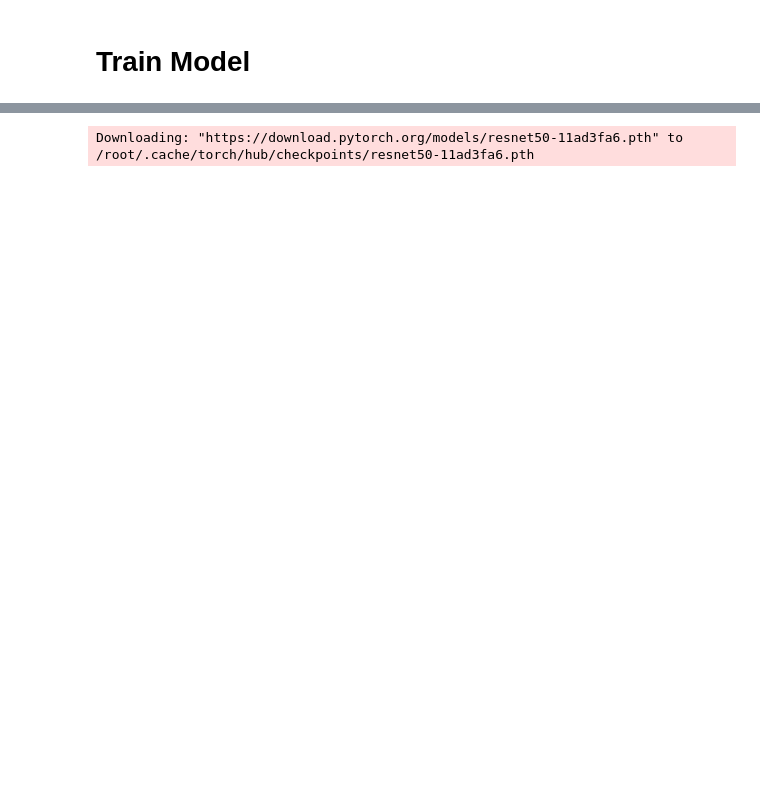
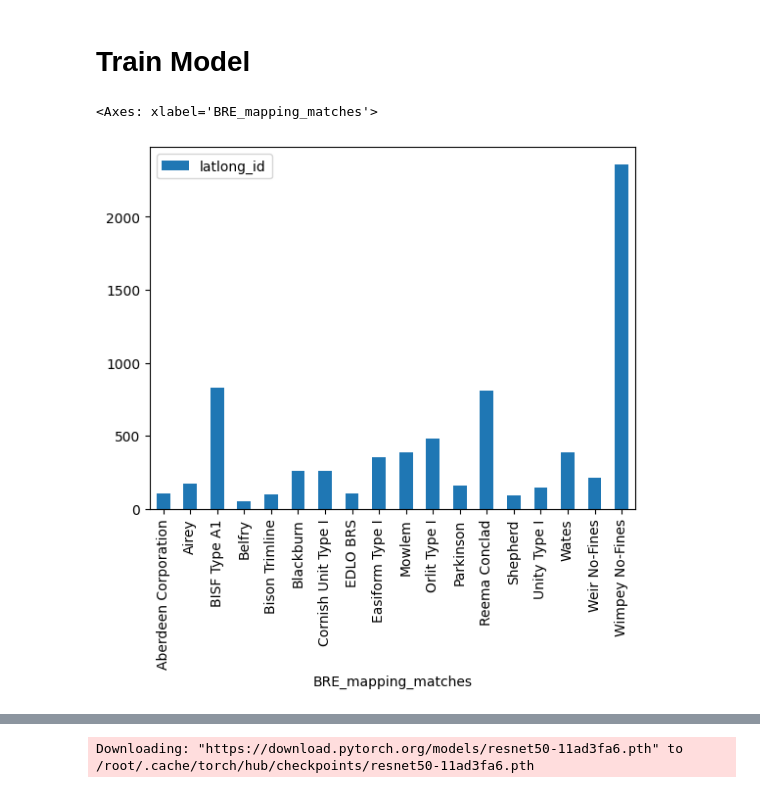
Before and after one commit to graceebc9/Arch_Class, a Jupyter notebook: train_svi.ipynb, the cells around one changed output, grey strips where cells are left out. Drawn from its saved outputs; the diff is of its cells as text; code cells hidden in the pictures; blank space fills up the shorter version.

```diff
--- a/train_svi.ipynb
+++ b/train_svi.ipynb
@@ -572,3 +761,16 @@ class TransferLearning(pl.LightningModule):
+# %%
+
+rdir= "/content/gdrive/MyDrive/Non_Trads_FOI/data/full_svi/all_images"
+samp = os.listdir(rdir)
+# %%
+
+ids = [x.split('_')[0] for x in samp]
+# %%
+
+gdf[(gdf['BRE_mapping_matches'].isin(top_classes))& (gdf['latlong_id'].isin(ids)) ][['latlong_id', 'BRE_mapping_matches']].drop_duplicates().groupby('BRE_mapping_matches').count().plot(kind='bar')
+# %% [output]
+<Axes: xlabel='BRE_mapping_matches'>
+[figure, added]
 # %%
 #this method gets all the list of samples
 len(dm.get_dataset_samples())
```
Also changed, not shown: parts of 19 cells of this notebook.
